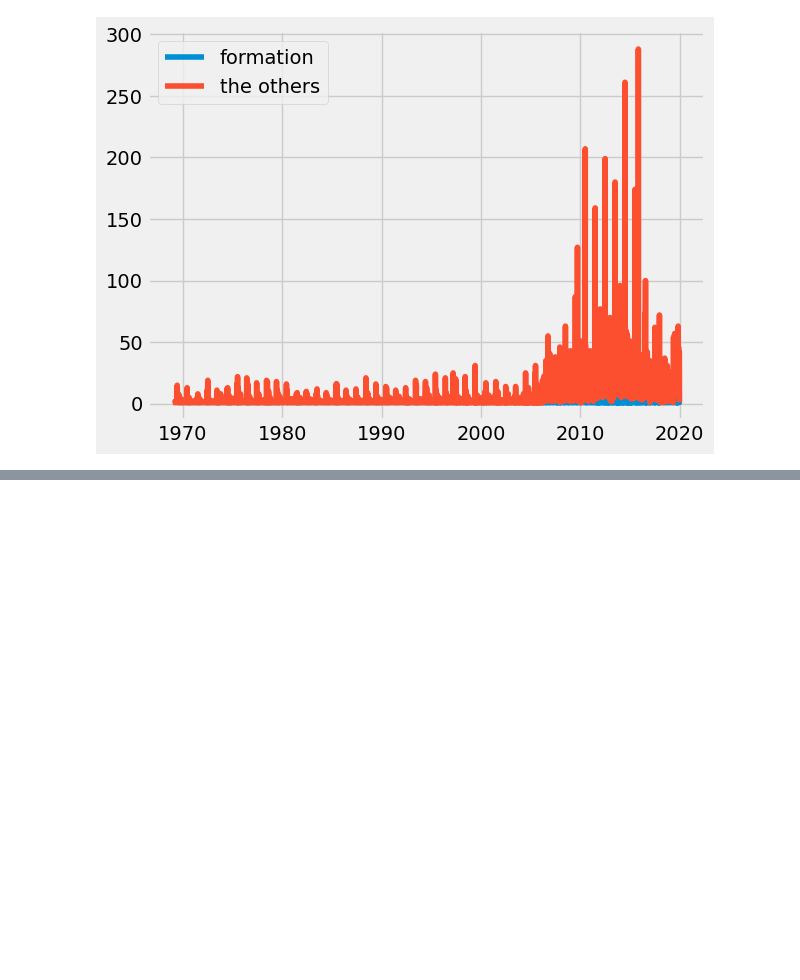
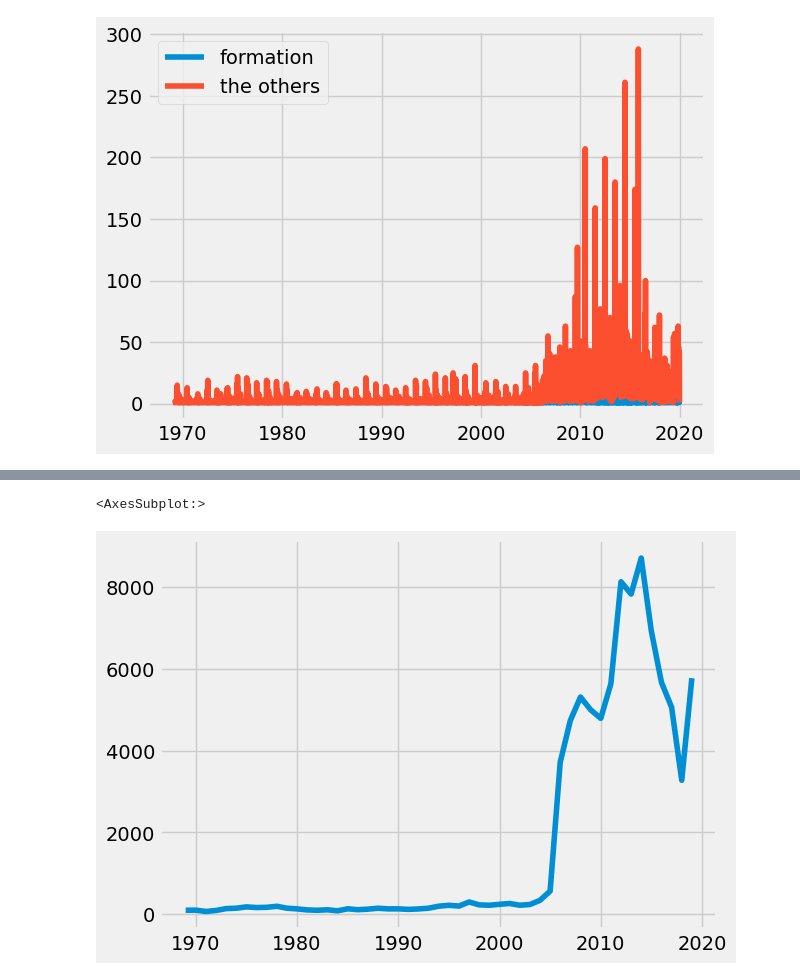
Before and after one commit to minseok06/python, a Jupyter notebook: 14강.ipynb, the cells around one changed output, grey strips where cells are left out. Cells and saved outputs as stored; diff of their text form; code cells hidden in the pictures; blank space fills up the shorter version.

```diff
--- a/14강.ipynb
+++ b/14강.ipynb
@@ -126,0 +127,5 @@ plt.xlim(2010,2018)
+# %%
+ufos.date_time.dt.year.value_counts().sort_index().plot()
+# %% [output]
+<AxesSubplot:>
+[figure, added]
```
Also changed, not shown: parts of 11 cells of this notebook.
